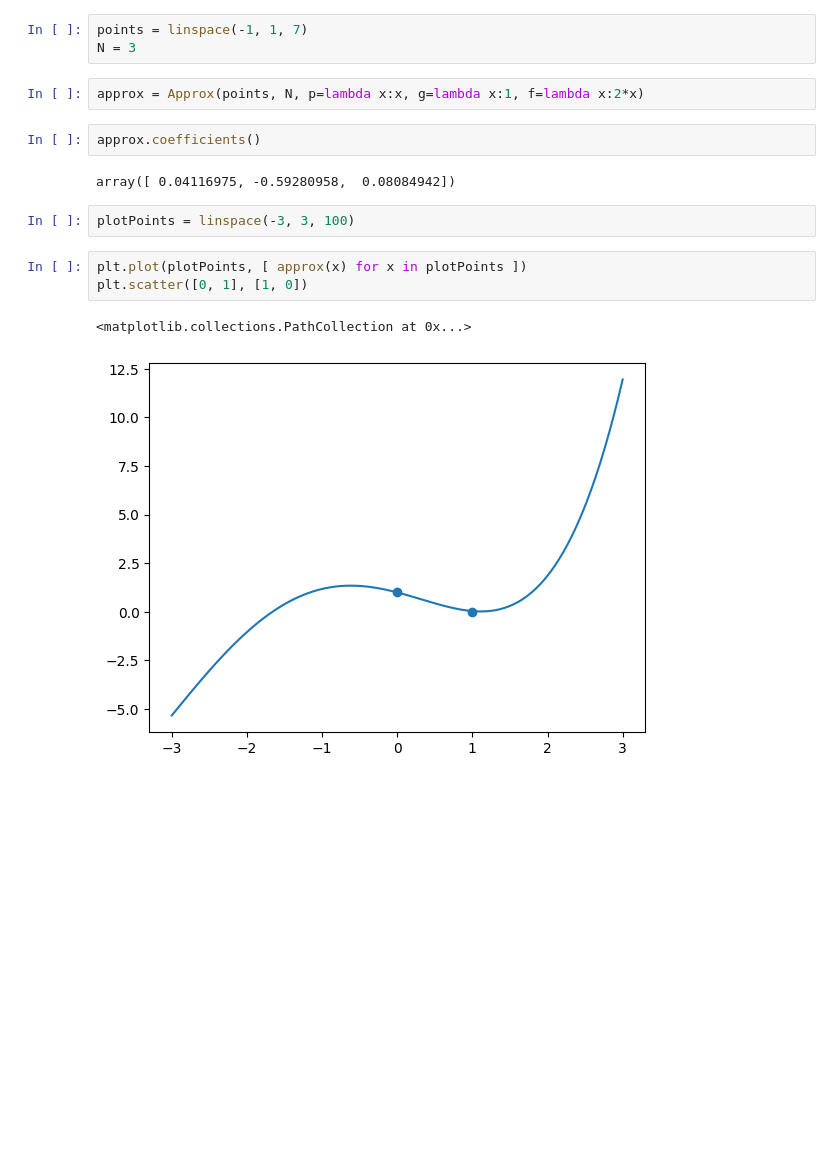
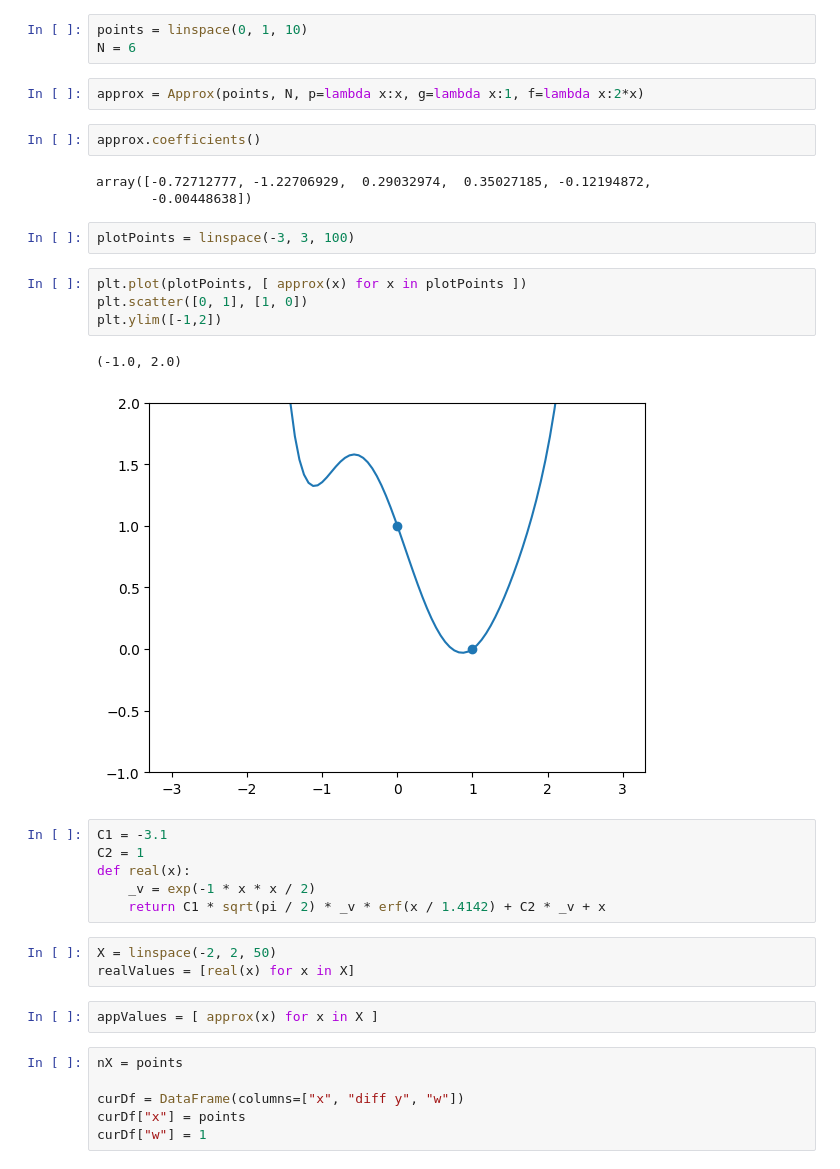
Before and after one commit to fedorevgr/Calc-Algs, a Jupyter notebook: lab3/lde_sandbox.ipynb, the cells around one changed output. Drawn from its saved outputs; the diff is of its cells as text; blank space fills up the shorter version.

```diff
--- a/lab3/lde_sandbox.ipynb
+++ b/lab3/lde_sandbox.ipynb
@@ -6,17 +8,36 @@ from numpy import linspace
 # %%
-points = linspace(-1, 1, 7)
-N = 3
+points = linspace(0, 1, 10)
+N = 6
 # %%
 approx = Approx(points, N, p=lambda x:x, g=lambda x:1, f=lambda x:2*x)
 # %%
 approx.coefficients()
 # %% [output]
-array([ 0.04116975, -0.59280958,  0.08084942])
+array([-0.72712777, -1.22706929,  0.29032974,  0.35027185, -0.12194872,
+       -0.00448638])
 # %%
 plotPoints = linspace(-3, 3, 100)
 # %%
 plt.plot(plotPoints, [ approx(x) for x in plotPoints ])
 plt.scatter([0, 1], [1, 0])
+plt.ylim([-1,2])
 # %% [output]
-<matplotlib.collections.PathCollection at 0x...>
+(-1.0, 2.0)
-[figure, old version]
+[figure, new version]
+# %%
+C1 = -3.1
+C2 = 1
+def real(x):
+    _v = exp(-1 * x * x / 2)
+    return C1 * sqrt(pi / 2) * _v * erf(x / 1.4142) + C2 * _v + x
+# %%
+X = linspace(-2, 2, 50)
+realValues = [real(x) for x in X]
+# %%
+appValues = [ approx(x) for x in X ]
+# %%
+nX = points
+
+curDf = DataFrame(columns=["x", "diff y", "w"])
+curDf["x"] = points
+curDf["w"] = 1
```
Also changed, not shown: parts of 7 cells of this notebook, 2 other files.
